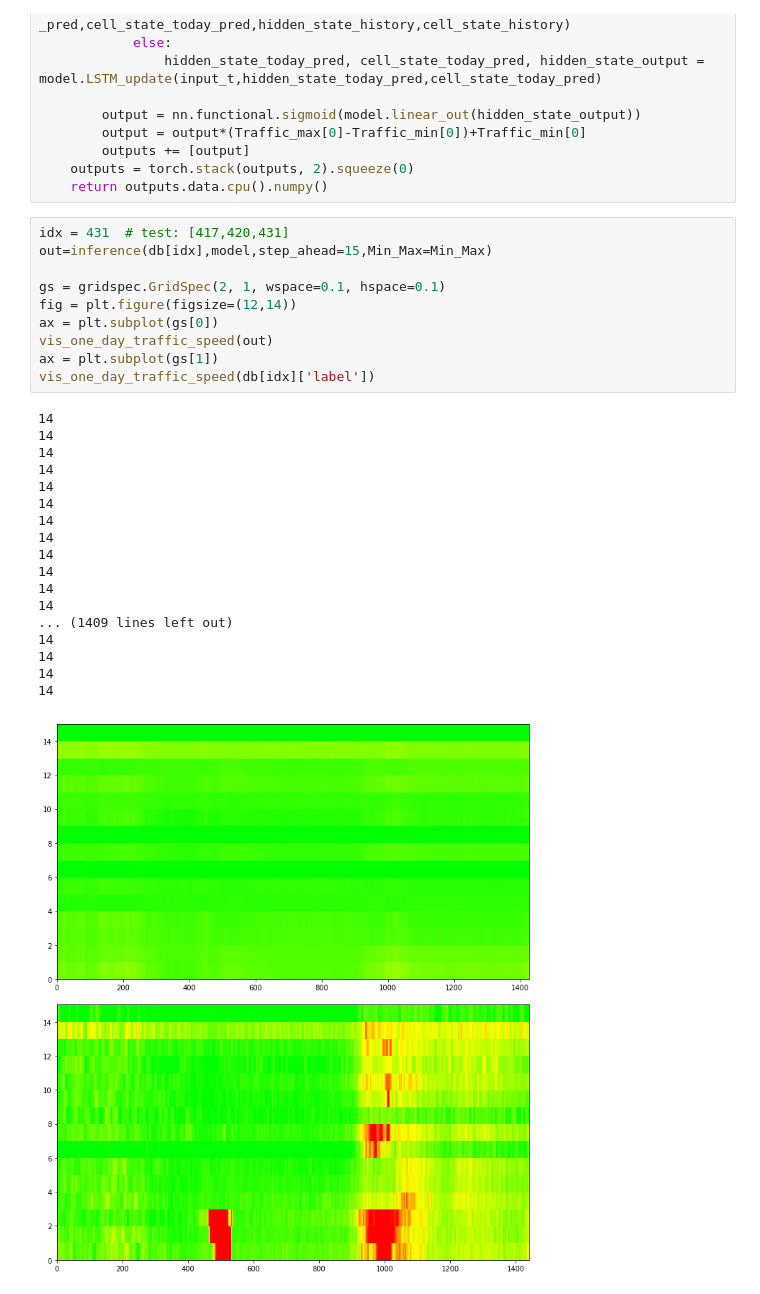
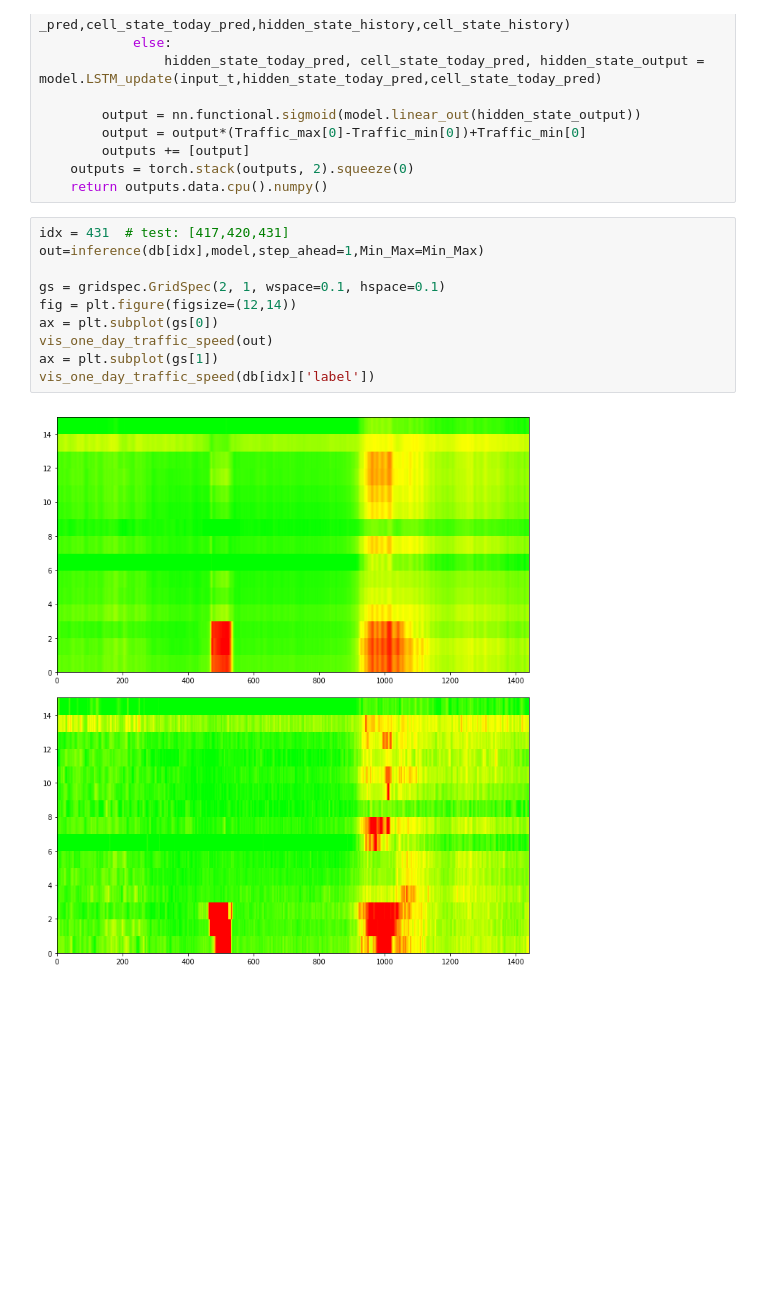
Before and after one commit to wkelongws/D, a Jupyter notebook: LSTM_analysis_model_inference.ipynb, the cells around one changed output. Cells and saved outputs as stored; diff of their text form; blank space fills up the shorter version.

```diff
--- a/LSTM_analysis_model_inference.ipynb
+++ b/LSTM_analysis_model_inference.ipynb
@@ -512,30 +512,13 @@ def inference(input_sample,model,step_ahead,Min_Max=Min_Max):
     return outputs.data.cpu().numpy()
 # %%
 idx = 431  # test: [417,420,431]
-out=inference(db[idx],model,step_ahead=15,Min_Max=Min_Max)
+out=inference(db[idx],model,step_ahead=1,Min_Max=Min_Max)
 
 gs = gridspec.GridSpec(2, 1, wspace=0.1, hspace=0.1)
 fig = plt.figure(figsize=(12,14))
 ax = plt.subplot(gs[0])
 vis_one_day_traffic_speed(out)
 ax = plt.subplot(gs[1])
 vis_one_day_traffic_speed(db[idx]['label'])
 # %% [output]
-14
-14
-14
-14
-14
-14
-14
-14
-14
-14
-14
-14
-... (1409 lines left out)
-14
-14
-14
-14
-[figure, old version]
+[figure, new version]
```
Also changed, not shown: parts of 2 cells of this notebook, 16 other files.
